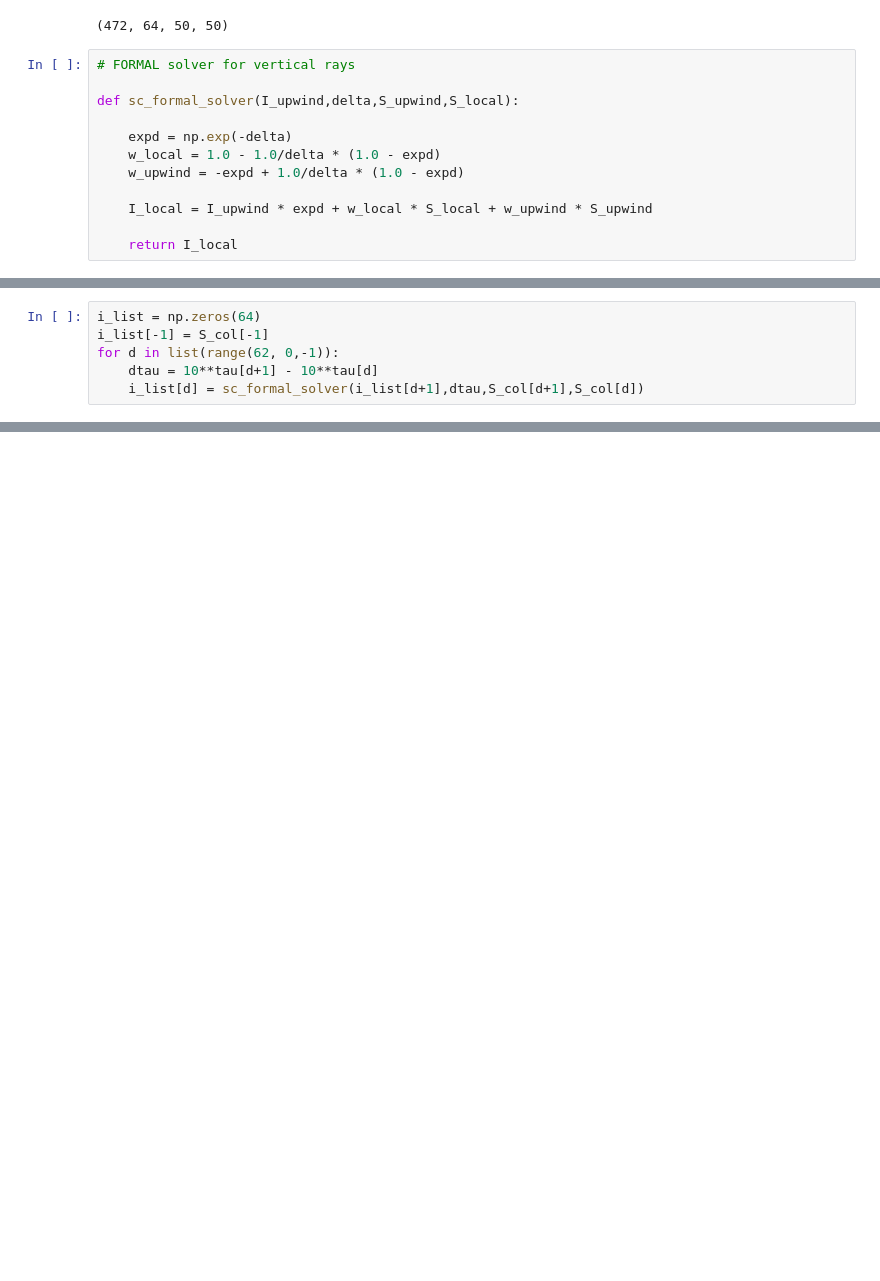
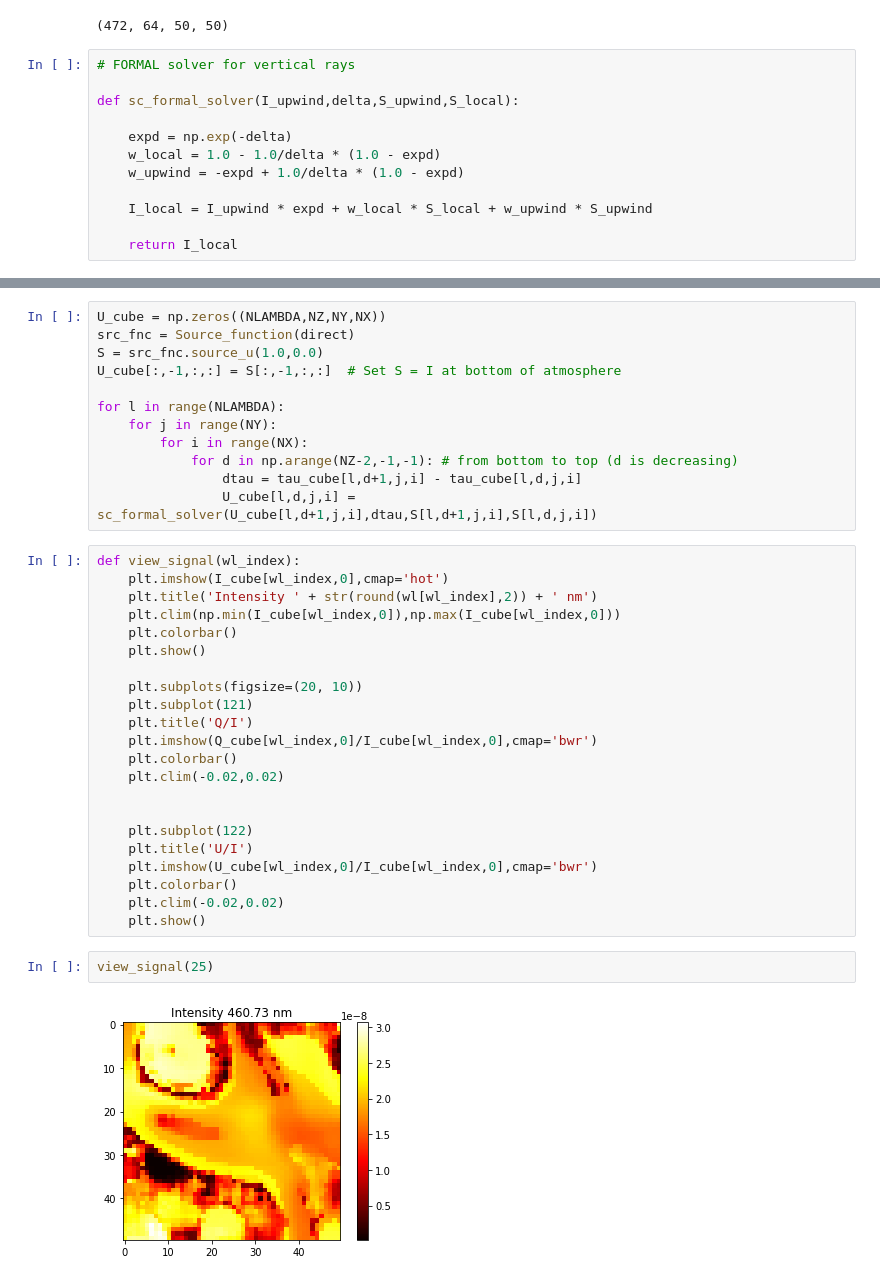
Before and after one commit to neerajkulk/reconstruct_hanle, a Jupyter notebook: notebooks/spol_synthesize.ipynb, the cells around one changed output, grey strips where cells are left out. Saved outputs shown, nothing was run; the diff lists cells and outputs as text; blank space fills up the shorter version.

```diff
--- a/notebooks/spol_synthesize.ipynb
+++ b/notebooks/spol_synthesize.ipynb
@@ -365,6 +242,0 @@ plt.colorbar()
-# %%
-i_list = np.zeros(64)
-i_list[-1] = S_col[-1]
-for d in list(range(62, 0,-1)):
-    dtau = 10**tau[d+1] - 10**tau[d]
-    i_list[d] = sc_formal_solver(i_list[d+1],dtau,S_col[d+1],S_col[d])
@@ -416,0 +289,38 @@ source_funcs.source_q(1.0,0.0).shape
+# %%
+U_cube = np.zeros((NLAMBDA,NZ,NY,NX))
+src_fnc = Source_function(direct)
+S = src_fnc.source_u(1.0,0.0)
+U_cube[:,-1,:,:] = S[:,-1,:,:]  # Set S = I at bottom of atmosphere
+
+for l in range(NLAMBDA):
+    for j in range(NY):
+        for i in range(NX):
+            for d in np.arange(NZ-2,-1,-1): # from bottom to top (d is decreasing)
+                dtau = tau_cube[l,d+1,j,i] - tau_cube[l,d,j,i]
+                U_cube[l,d,j,i] = sc_formal_solver(U_cube[l,d+1,j,i],dtau,S[l,d+1,j,i],S[l,d,j,i])
+# %%
+def view_signal(wl_index):
+    plt.imshow(I_cube[wl_index,0],cmap='hot')
+    plt.title('Intensity ' + str(round(wl[wl_index],2)) + ' nm')
+    plt.clim(np.min(I_cube[wl_index,0]),np.max(I_cube[wl_index,0]))
+    plt.colorbar()
+    plt.show()
+
+    plt.subplots(figsize=(20, 10))
+    plt.subplot(121)
+    plt.title('Q/I')
+    plt.imshow(Q_cube[wl_index,0]/I_cube[wl_index,0],cmap='bwr')
+    plt.colorbar()
+    plt.clim(-0.02,0.02)
+
+
+    plt.subplot(122)
+    plt.title('U/I')
+    plt.imshow(U_cube[wl_index,0]/I_cube[wl_index,0],cmap='bwr')
+    plt.colorbar()
+    plt.clim(-0.02,0.02)
+    plt.show()
+# %%
+view_signal(25)
+# %% [output]
+[figure, added]
```
Also changed, not shown: parts of 101 cells of this notebook.
